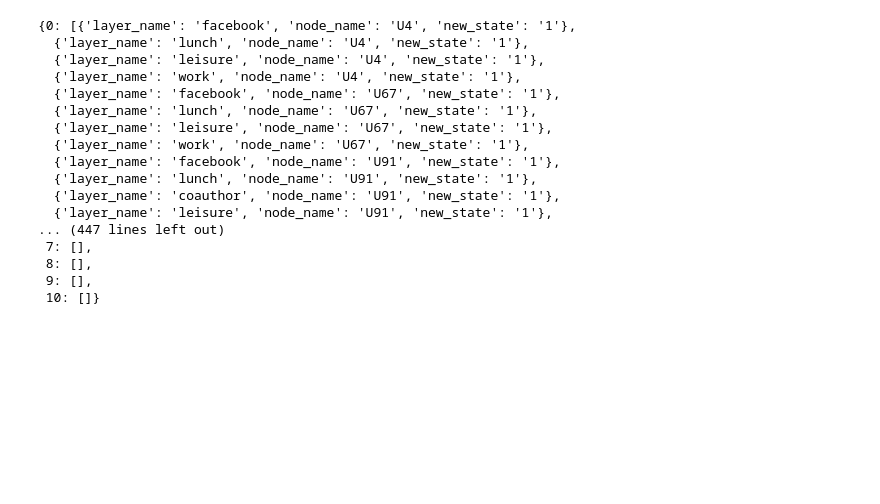
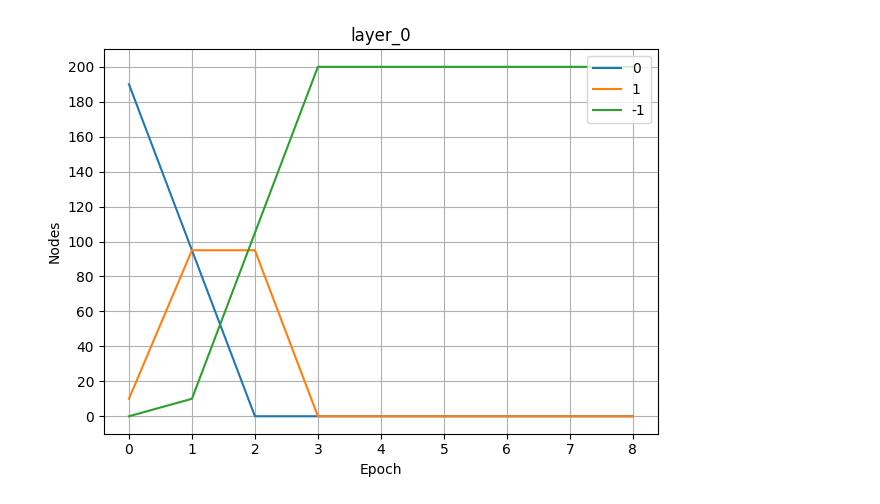
Before and after one commit to anty-filidor/bdma-experiments, a Jupyter notebook: example_for_uts.ipynb, the cells around one changed output. Drawn from its saved outputs; the diff is of its cells as text; code cells hidden in the pictures; blank space fills up the shorter version.

```diff
--- a/example_for_uts.ipynb
+++ b/example_for_uts.ipynb
@@ -20,0 +107,33 @@ logs = experiment.perform_propagation(10)
+# %%
+# in our library a temporal network is a list of consecutive snapshots of a
+# multilayer network (that can be in eadge cas a single layer). we can create
+# it on many ways. here we will use networkx to generate a temporal graph:
+net = nd.TemporalNetwork.from_nx_layers(
+    [
+        nx.erdos_renyi_graph(n=200, p=0.1),
+        nx.erdos_renyi_graph(n=200, p=0.2),
+        nx.erdos_renyi_graph(n=200, p=0.3),
+        nx.erdos_renyi_graph(n=200, p=0.4),
+        nx.erdos_renyi_graph(n=200, p=0.5),
+        nx.erdos_renyi_graph(n=200, p=0.6),
+        nx.erdos_renyi_graph(n=200, p=0.5),
+        nx.erdos_renyi_graph(n=200, p=0.4),
+        nx.erdos_renyi_graph(n=200, p=0.3),
+    ]
+)
+
+# or CogSnet model:
+# net = nd.TemporalNetwork.from_cogsnet(
+#     "exponential",
+#     5,
+#     70,
+#     0.3,
+#     0.1,
+#     3600,
+#     "network_diffusion/tests/data/cogsnet_data.csv",
+#     ";",
+# )
+
+print(f"number of snapshots: {len(net)}")
+for snapshot in net:
+    print(snapshot)
@@ -21,20 +158,8 @@ logs = experiment.perform_propagation(10)
+# %%
+# experiment
+experiment = nd.Simulator(model, net)
+logs = experiment.perform_propagation(15)
 # %%
-logs._local_stats
+logs.plot()
 # %% [output]
-{0: [{'layer_name': 'facebook', 'node_name': 'U4', 'new_state': '1'},
-  {'layer_name': 'lunch', 'node_name': 'U4', 'new_state': '1'},
-  {'layer_name': 'leisure', 'node_name': 'U4', 'new_state': '1'},
-  {'layer_name': 'work', 'node_name': 'U4', 'new_state': '1'},
-  {'layer_name': 'facebook', 'node_name': 'U67', 'new_state': '1'},
-  {'layer_name': 'lunch', 'node_name': 'U67', 'new_state': '1'},
-  {'layer_name': 'leisure', 'node_name': 'U67', 'new_state': '1'},
-  {'layer_name': 'work', 'node_name': 'U67', 'new_state': '1'},
-  {'layer_name': 'facebook', 'node_name': 'U91', 'new_state': '1'},
-  {'layer_name': 'lunch', 'node_name': 'U91', 'new_state': '1'},
-  {'layer_name': 'coauthor', 'node_name': 'U91', 'new_state': '1'},
-  {'layer_name': 'leisure', 'node_name': 'U91', 'new_state': '1'},
-... (447 lines left out)
- 7: [],
- 8: [],
- 9: [],
- 10: []}
+[figure, added]
```
Also changed, not shown: parts of 10 cells of this notebook, 4 other files.
